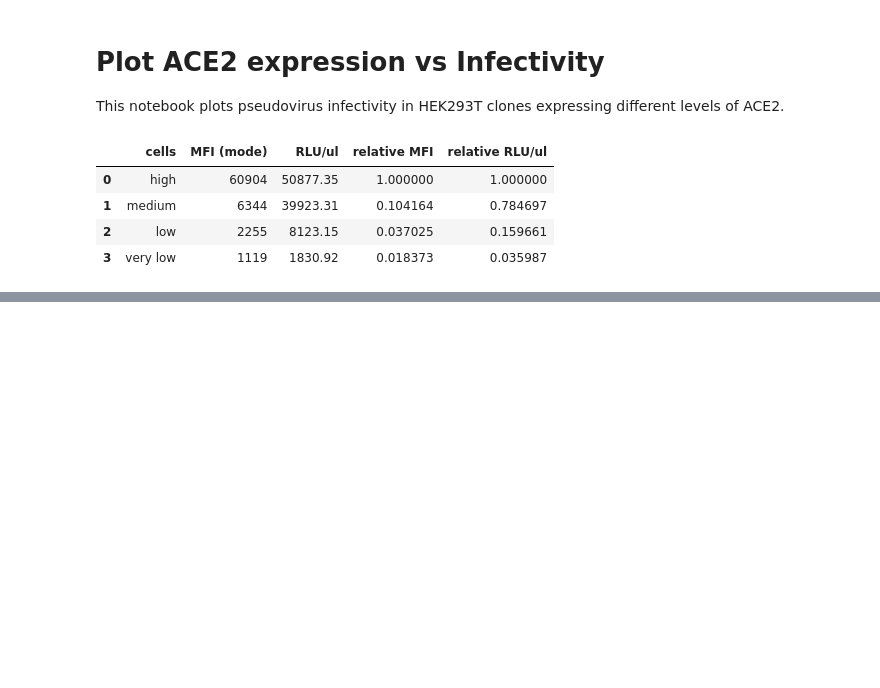
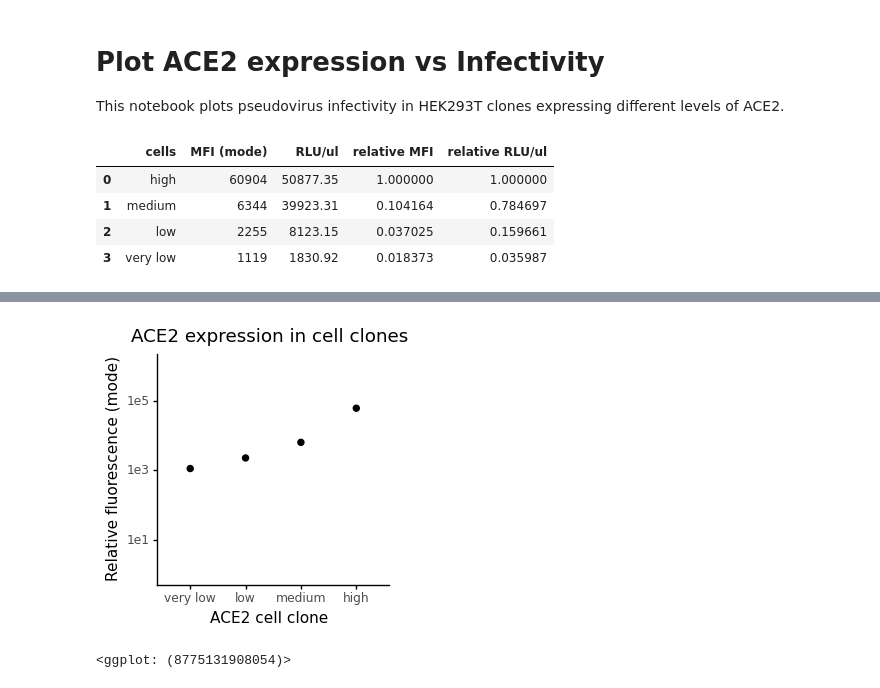
Before and after one commit to jbloomlab/Ace2_expression_neuts, a Jupyter notebook: ACE2_expression_vs_infectivity.ipynb, the cells around one changed output, grey strips where cells are left out. Drawn from its saved outputs; the diff is of its cells as text; code cells hidden in the pictures; blank space fills up the shorter version.

Commit message:
ACE2 expression graph

```diff
--- a/ACE2_expression_vs_infectivity.ipynb
+++ b/ACE2_expression_vs_infectivity.ipynb
@@ -80,0 +81,17 @@ df['cells'] = pd.Categorical(df['cells'], categories=cat_order, ordered=True)
+# %%
+#ACE2 expression plot for figure 1
+(
+    ggplot(df)+
+    aes(x="cells", y="MFI (mode)") +
+    geom_point(size=2) +
+    theme_classic()+
+    theme(figure_size=(3,3))+
+    scale_y_log10(limits=[1,1.1e6])+
+    xlab('ACE2 cell clone') +
+    scale_y_log10(limits=[1,1.1e6]) +
+    labs(y ='Relative fluorescence (mode)',
+        title ='ACE2 expression in cell clones')
+)
+# %% [output]
+[figure, added]
+<ggplot: (8775131908054)>
```
Also changed, not shown: parts of 2 cells of this notebook, 8 other files.
